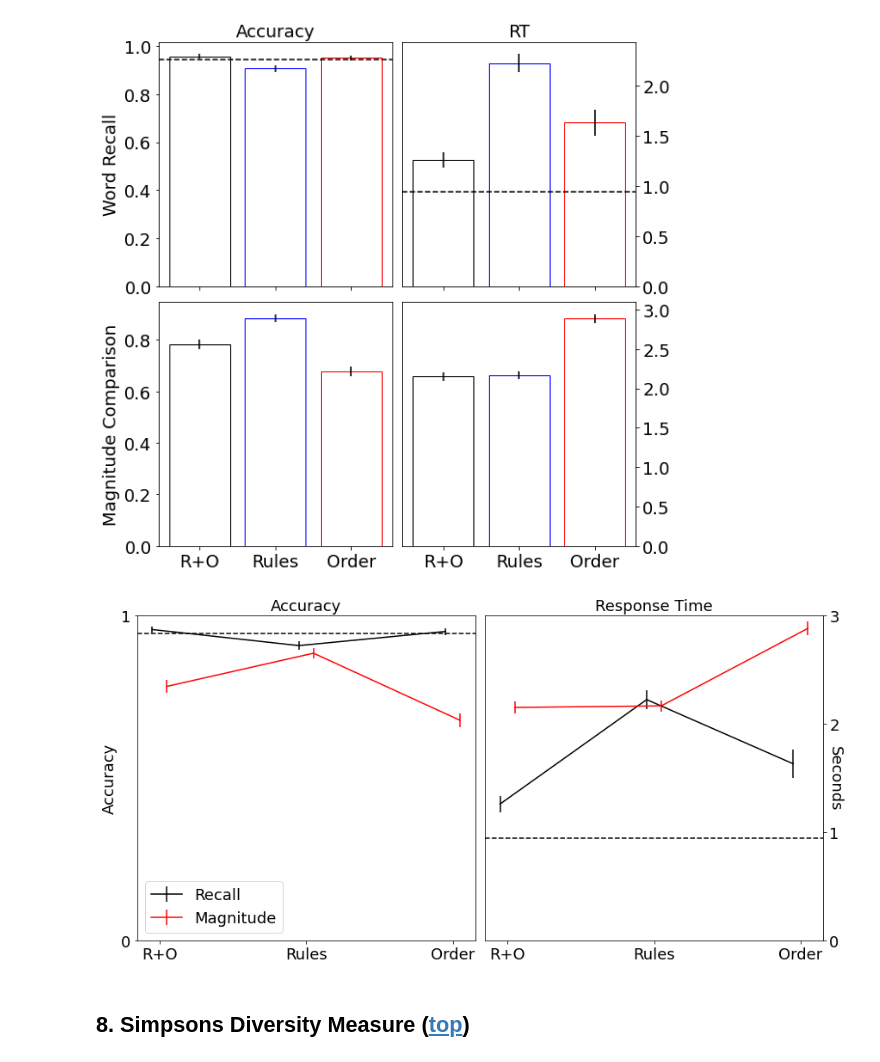
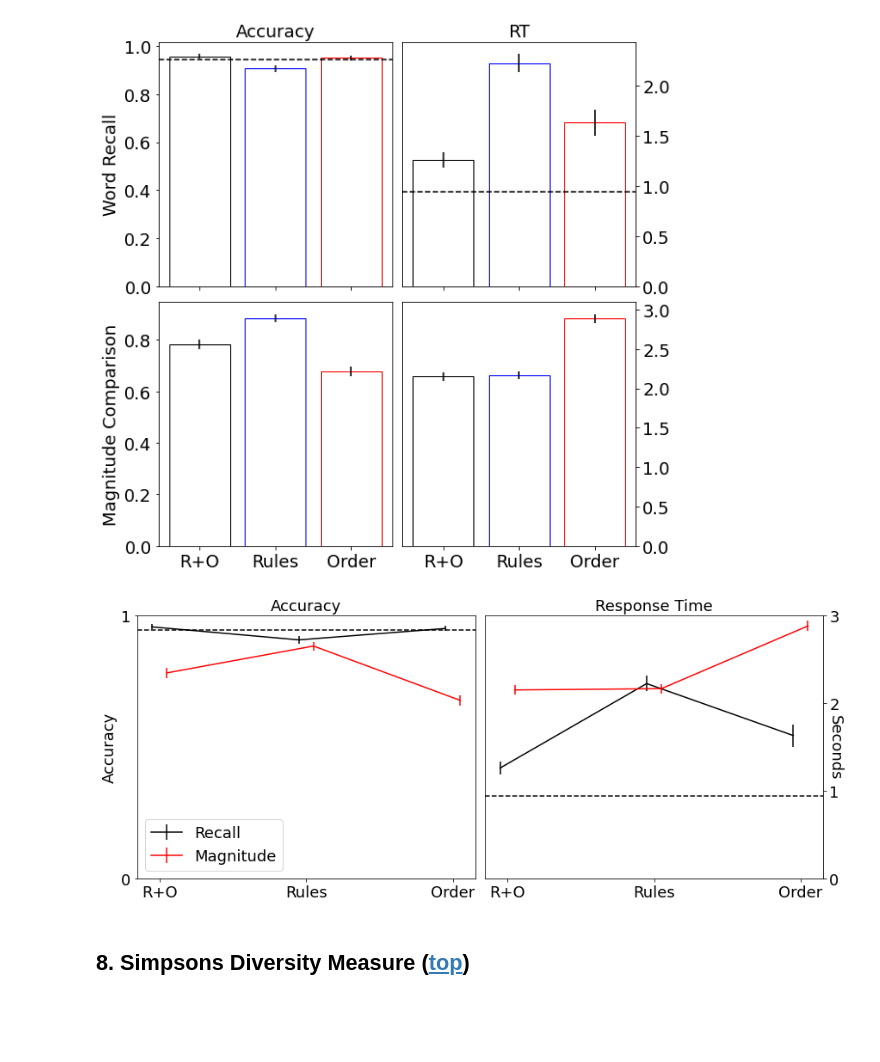
Before and after one commit to SebastianHolt/counting_syntax, a Jupyter notebook: analysis/main_analyses.ipynb, the cells around one changed output. Drawn from its saved outputs; the diff is of its cells as text; code cells hidden in the pictures; blank space fills up the shorter version.

```diff
--- a/analysis/main_analyses.ipynb
+++ b/analysis/main_analyses.ipynb
@@ -1392,7 +1398,7 @@ newFontSize([a1,a2,a3,a4],fs=18)
 # %% [output]
 [figure]
 # %%
-f , (a1,a2) = plt.subplots(1,2,figsize=(12,6))
+f , (a1,a2) = plt.subplots(1,2,figsize=(12,5))
 
 cond_clrs =['black','blue','red']
 
@@ -1429,35 +1435,35 @@ a4plot = a2.errorbar(np.arange(3) + .05,
 
 a1.axhline(datQ1.at[3,'correct'], c='k', linestyle='--')
 a2.axhline(datQ1.at[3,'correct'], c='k', linestyle='--')
 
 
 # Now figure layout etc
 a1.set_title("Accuracy")
 a1.set_ylabel("Accuracy")
 a1.set_ylim(0,1)
 a1.set_yticks([0,1])
 a1.set_yticklabels(["0","1"])
 a1.set_xticks([0,1,2])
 a1.set_xticklabels(['R+O','Rules','Order'])
 
 a2.set_title("Response Time")
 a2.set_ylabel("Seconds",rotation=270)
 a2.set_ylim(0,np.ceil(max(np.max(dat1['RT']+dat1['err']),np.max(dat3['RT']+dat3['err']))))
 a2.yaxis.tick_right()
 a2.yaxis.set_label_position("right")
 a2.set_yticks([0,1,2,3])
 a2.set_xticks([0,1,2])
 a2.set_xticklabels(['R+O','Rules','Order'])
 
 
 a1.legend(handles=[a1plot, a3plot], fontsize=18)
 
 plt.tight_layout()
 newFontSize([a1,a2,a3,a4],fs=18)
 
-# f.savefig('../results/plots/fig3/frame_{}.png'.format(frame), bbox_inches="tight")
+f.savefig('../results/plots/fig4.pdf', bbox_inches="tight")
 # %% [output]
-[figure, old version]
+[figure, new version]
 # %% [markdown]
 ## <a name="simpsons"></a> 8.  Simpsons Diversity Measure ([top](#top))
 # %%
```
Also changed, not shown: parts of 2 cells of this notebook, 1 other file.
